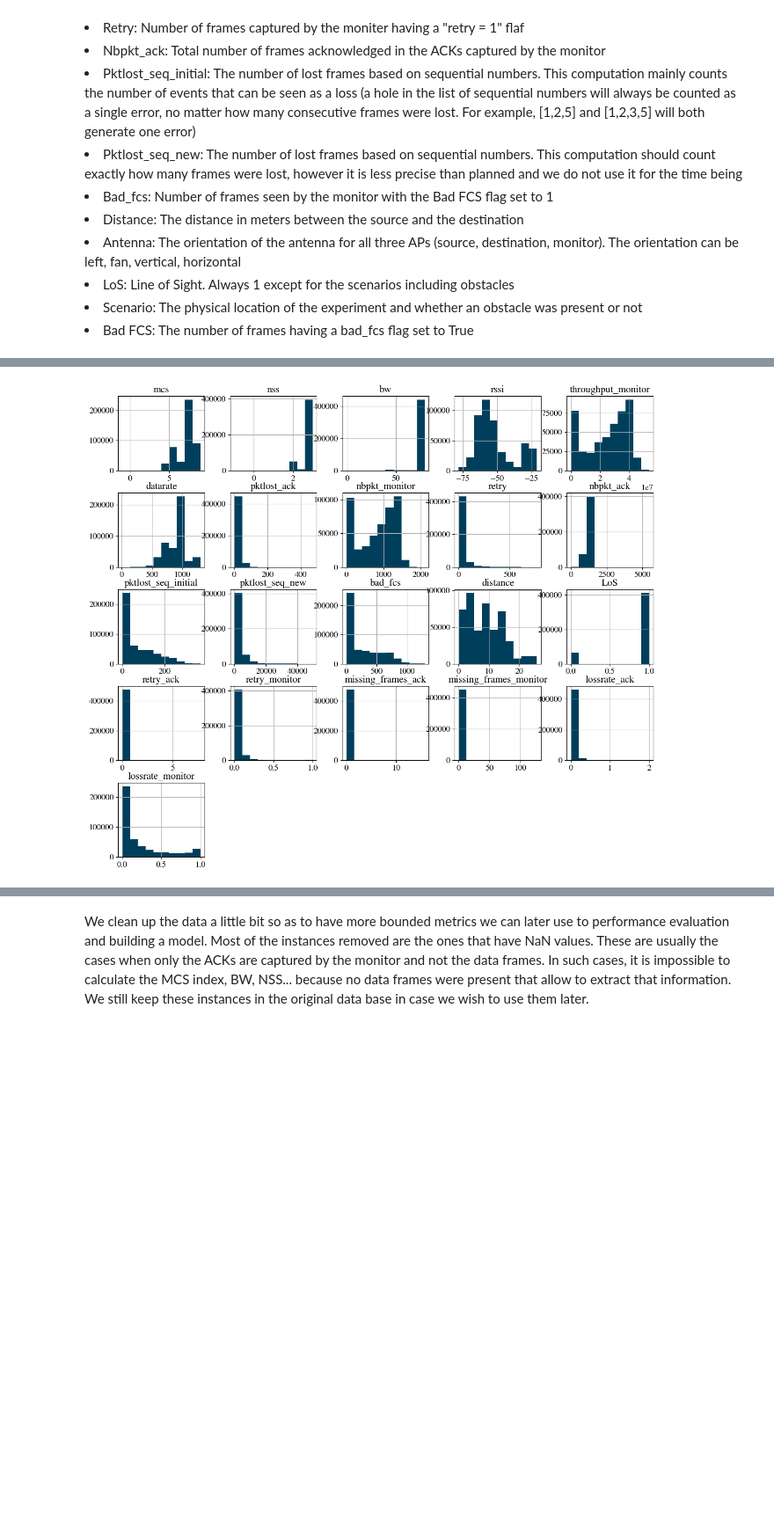
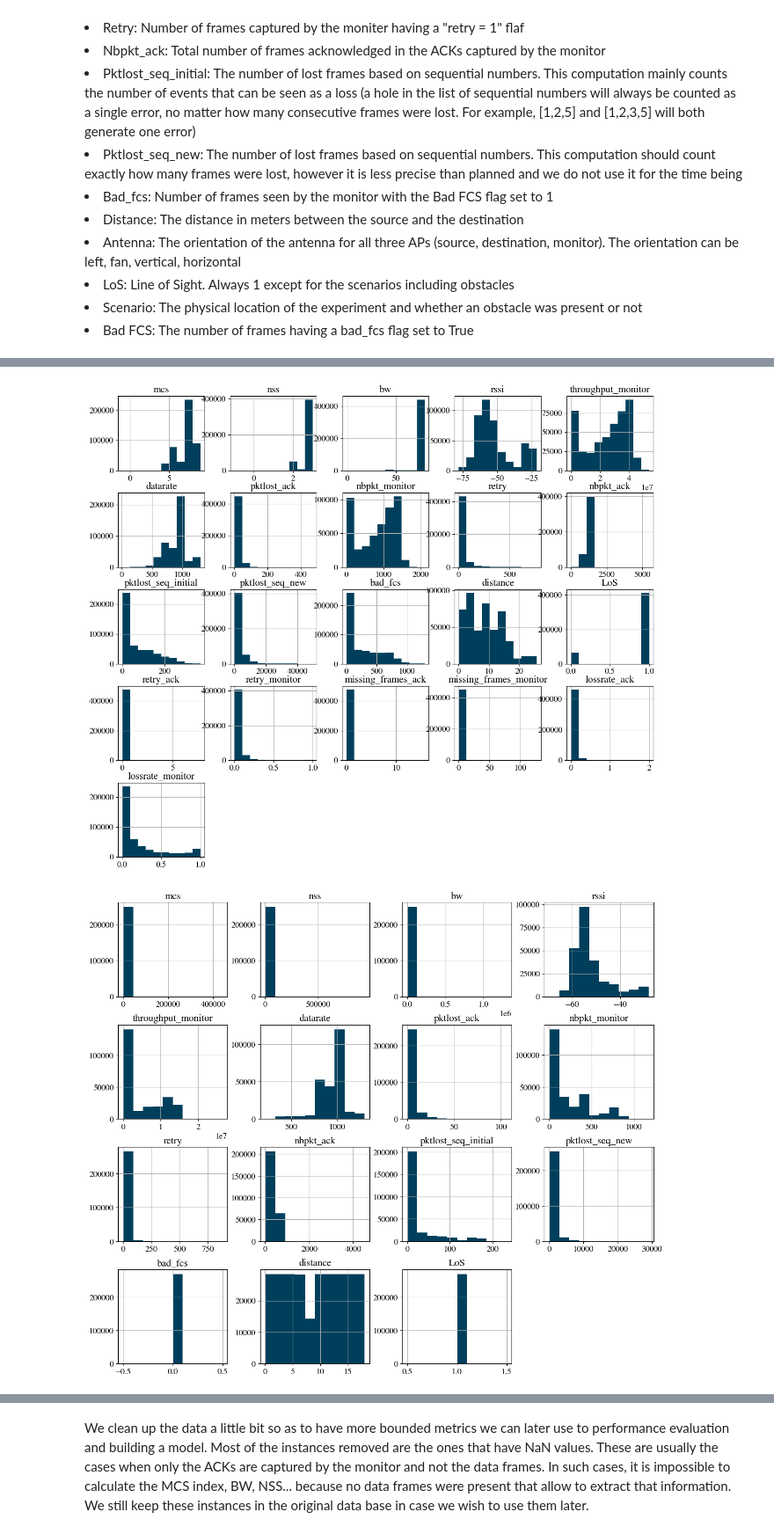
Before and after one commit to TinyTitou/wifi-ml-complete, a Jupyter notebook: complete_model.ipynb, the cells around one changed output, grey strips where cells are left out. Shown at 88% size. Drawn from its saved outputs; the diff is of its cells as text; code cells hidden in the pictures; blank space fills up the shorter version.

```diff
--- a/complete_model.ipynb
+++ b/complete_model.ipynb
@@ -208,10 +231,16 @@ len(data_all)
 # %%
 fig = plt.figure(figsize=(15,13))
 ax = fig.gca()
 data_all.drop('time', axis=1).hist(ax = ax)
+#plt.show()
+
+fig = plt.figure(figsize=(15,13))
+ax = fig.gca()
+data_unsat.drop('time', axis=1).hist(ax = ax)
 plt.show()
 # %% [output]
 [figure]
+[figure, added]
 # %%
 # data_all['bad_fcs'].value_counts()
 # %%
```
Also changed, not shown: parts of 9 cells of this notebook.
